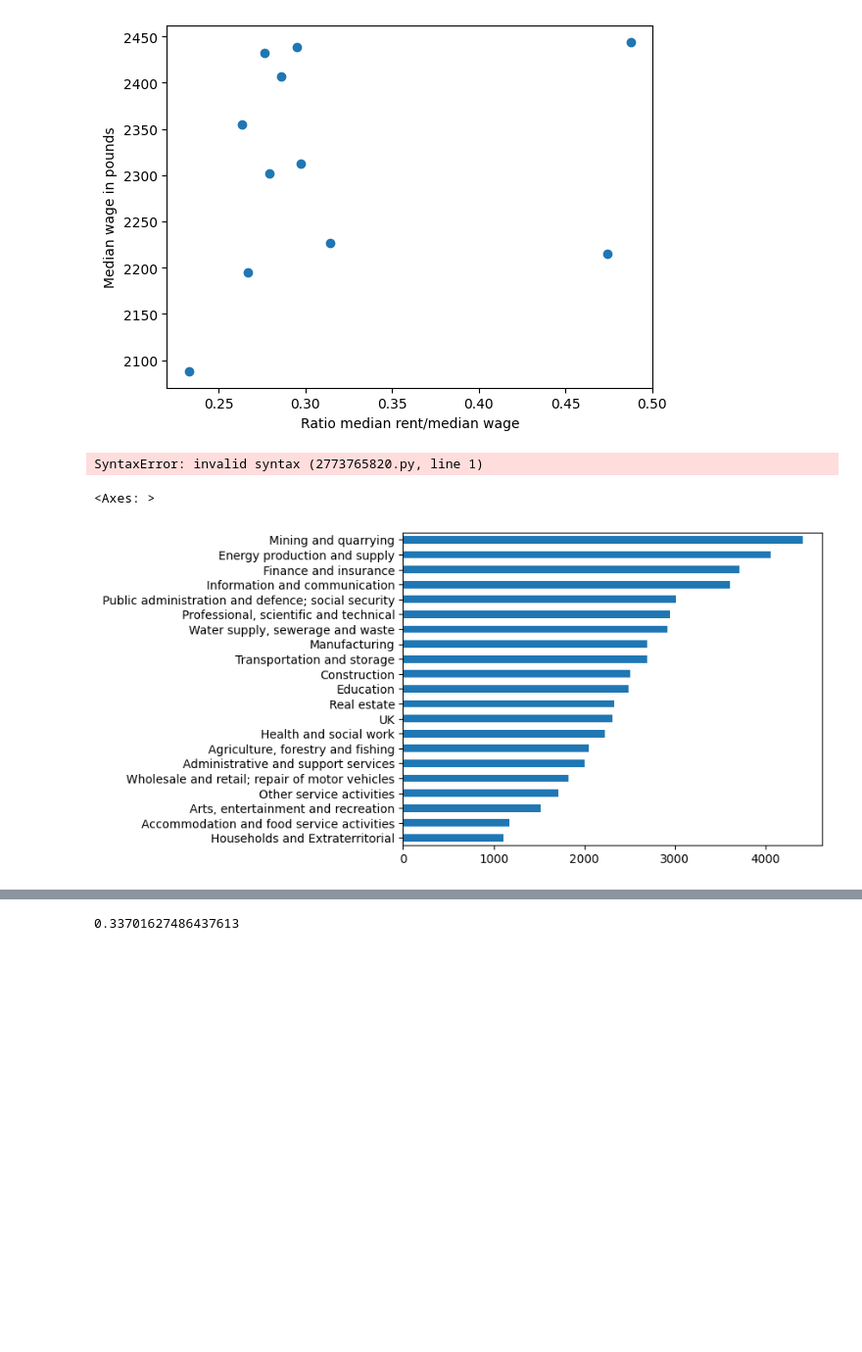
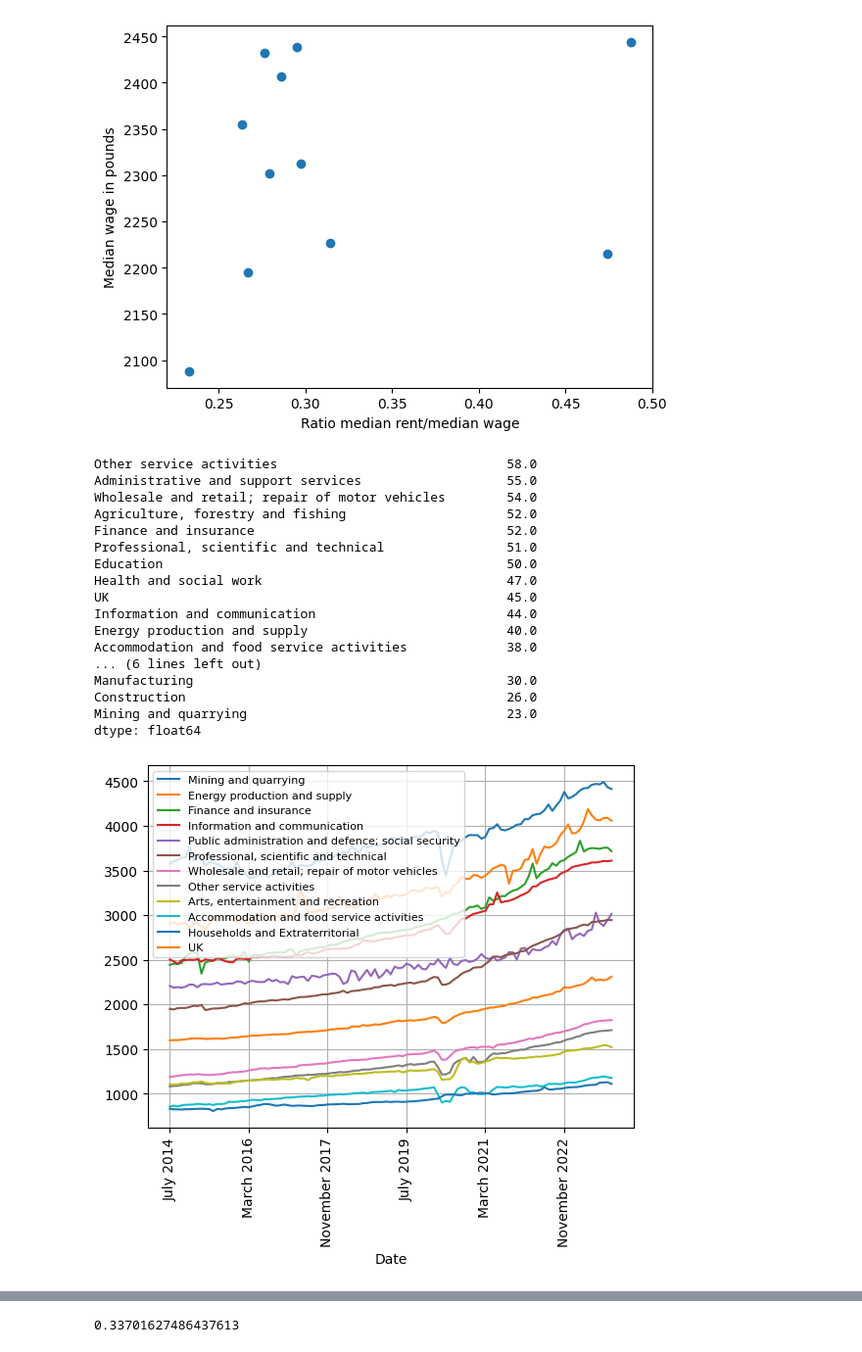
Before and after one commit to ManuelJua/aberdeen_data, a Jupyter notebook: ratio-w-r.ipynb, the cells around one changed output, grey strips where cells are left out. Shown at 98% size. Drawn from its saved outputs; the diff is of its cells as text; code cells hidden in the pictures; blank space fills up the shorter version.

```diff
--- a/ratio-w-r.ipynb
+++ b/ratio-w-r.ipynb
@@ -115,13 +115,30 @@ w_city=['Clackmannanshire',
  'East Dunbartonshire',
  'Glasgow City',
  'North Lanarkshire']
-# %%
-print(w_city)'Perth and Kinross' 'Perth and Kinross' 'Fife' 'Fife'
-two_bedroom_df.index
-# %% [output]
-SyntaxError: invalid syntax (2773765820.py, line 1)
-# %%
-industry_wages.iloc[-1,:].sort_values().plot(kind='barh')
-# %% [output]
-<Axes: >
-[figure, removed]
+# %%
+top_6=industry_wages.iloc[-1,:].sort_values(ascending=False).index[:6]
+bottom_5=industry_wages.iloc[-1,:].sort_values(ascending=False).index[-5:]
+industry_wages.loc[:,[*top_6,*bottom_5,'UK']].plot(rot=90,grid=True)
+plt.legend(fontsize=8)
+round(
+(industry_wages.iloc[-1,:]-industry_wages.iloc[0,:])/industry_wages.iloc[0,:]*100
+,0).sort_values(ascending=False)
+# %% [output]
+Other service activities                              58.0
+Administrative and support services                   55.0
+Wholesale and retail; repair of motor vehicles        54.0
+Agriculture, forestry and fishing                     52.0
+Finance and insurance                                 52.0
+Professional, scientific and technical                51.0
+Education                                             50.0
+Health and social work                                47.0
+UK                                                    45.0
+Information and communication                         44.0
+Energy production and supply                          40.0
+Accommodation and food service activities             38.0
+... (6 lines left out)
+Manufacturing                                         30.0
+Construction                                          26.0
+Mining and quarrying                                  23.0
+dtype: float64
+[figure, added]
```
Also changed, not shown: parts of 2 cells of this notebook, 2 other files.
